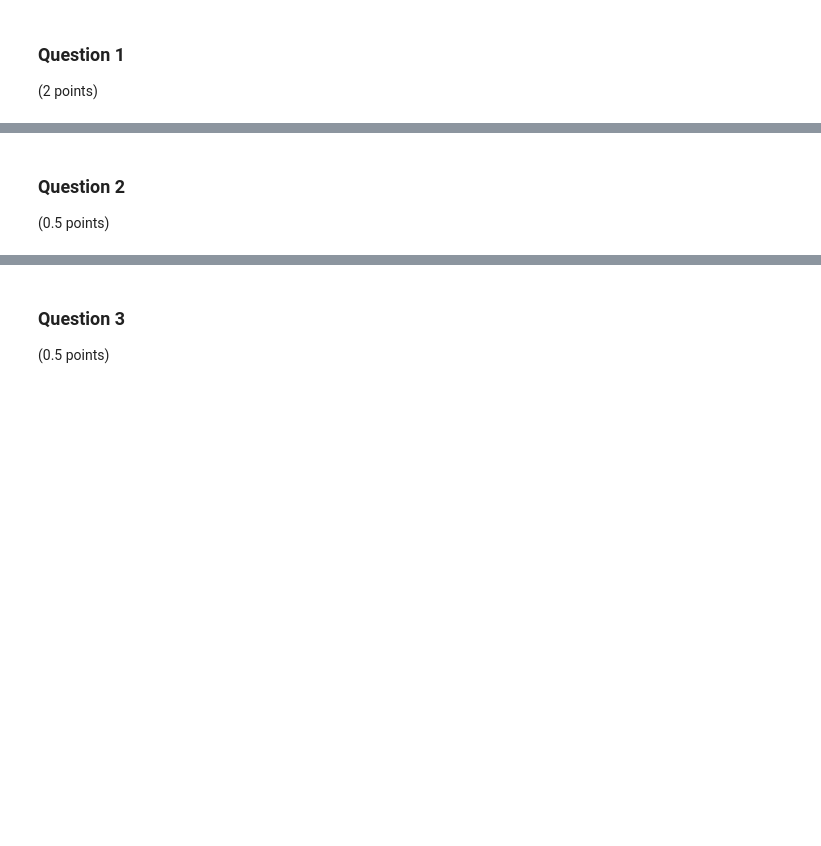
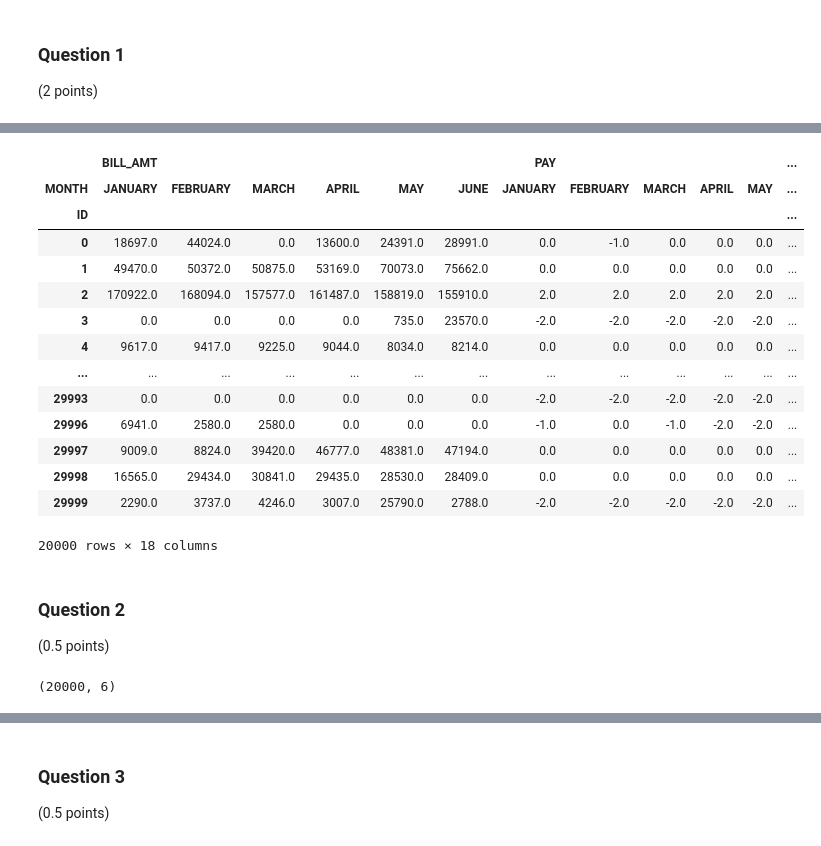
Before and after one commit to notvikke/master_2023, a Jupyter notebook: Python_in_Data_Analysis/Individual_Assignment/IndividualAssignment.ipynb, the cells around one changed output, grey strips where cells are left out. Drawn from its saved outputs; the diff is of its cells as text; code cells hidden in the pictures; blank space fills up the shorter version.

```diff
--- a/Python_in_Data_Analysis/Individual_Assignment/IndividualAssignment.ipynb
+++ b/Python_in_Data_Analysis/Individual_Assignment/IndividualAssignment.ipynb
@@ -43,0 +47,3 @@ Load all data and answer the following questions
+# %%
+tr_month = pd.read_csv("data/train_series.csv")
+tr_month.shape
@@ -43,0 +71,3 @@ Load all data and answer the following questions
+# %%
+tr_month = pd.pivot_table(tr_month,columns="MONTH", index=["ID"],aggfunc=np.sum)
+tr_month.head()
@@ -44,4 +83,29 @@ Load all data and answer the following questions
+# %%
+col_order1 = ["JANUARY","FEBRUARY","MARCH","APRIL","MAY","JUNE"]
+tr_month = tr_month.reindex(col_order1, axis=1, level=1)
+tr_month
+# %% [output]
+|  | BILL_AMT |  |  |  |  |  | PAY |  |  |  |  | ... |
+| MONTH | JANUARY | FEBRUARY | MARCH | APRIL | MAY | JUNE | JANUARY | FEBRUARY | MARCH | APRIL | MAY | ... |
+| ID |  |  |  |  |  |  |  |  |  |  |  | ... |
+| 0 | 18697.0 | 44024.0 | 0.0 | 13600.0 | 24391.0 | 28991.0 | 0.0 | -1.0 | 0.0 | 0.0 | 0.0 | ... |
+| 1 | 49470.0 | 50372.0 | 50875.0 | 53169.0 | 70073.0 | 75662.0 | 0.0 | 0.0 | 0.0 | 0.0 | 0.0 | ... |
+| 2 | 170922.0 | 168094.0 | 157577.0 | 161487.0 | 158819.0 | 155910.0 | 2.0 | 2.0 | 2.0 | 2.0 | 2.0 | ... |
+| 3 | 0.0 | 0.0 | 0.0 | 0.0 | 735.0 | 23570.0 | -2.0 | -2.0 | -2.0 | -2.0 | -2.0 | ... |
+| 4 | 9617.0 | 9417.0 | 9225.0 | 9044.0 | 8034.0 | 8214.0 | 0.0 | 0.0 | 0.0 | 0.0 | 0.0 | ... |
+| ... | ... | ... | ... | ... | ... | ... | ... | ... | ... | ... | ... | ... |
+| 29993 | 0.0 | 0.0 | 0.0 | 0.0 | 0.0 | 0.0 | -2.0 | -2.0 | -2.0 | -2.0 | -2.0 | ... |
+| 29996 | 6941.0 | 2580.0 | 2580.0 | 0.0 | 0.0 | 0.0 | -1.0 | 0.0 | -1.0 | -2.0 | -2.0 | ... |
+| 29997 | 9009.0 | 8824.0 | 39420.0 | 46777.0 | 48381.0 | 47194.0 | 0.0 | 0.0 | 0.0 | 0.0 | 0.0 | ... |
+| 29998 | 16565.0 | 29434.0 | 30841.0 | 29435.0 | 28530.0 | 28409.0 | 0.0 | 0.0 | 0.0 | 0.0 | 0.0 | ... |
+| 29999 | 2290.0 | 3737.0 | 4246.0 | 3007.0 | 25790.0 | 2788.0 | -2.0 | -2.0 | -2.0 | -2.0 | -2.0 | ... |
+20000 rows × 18 columns
 # %% [markdown]
 ### **Question 2**
 
 (0.5 points)
+# %%
+tr_cust = pd.read_csv("data/train_customers.csv")
+tr_cust.shape
+# %% [output]
+(20000, 6)
```
Also changed, not shown: parts of 12 cells of this notebook, 1 other file.
